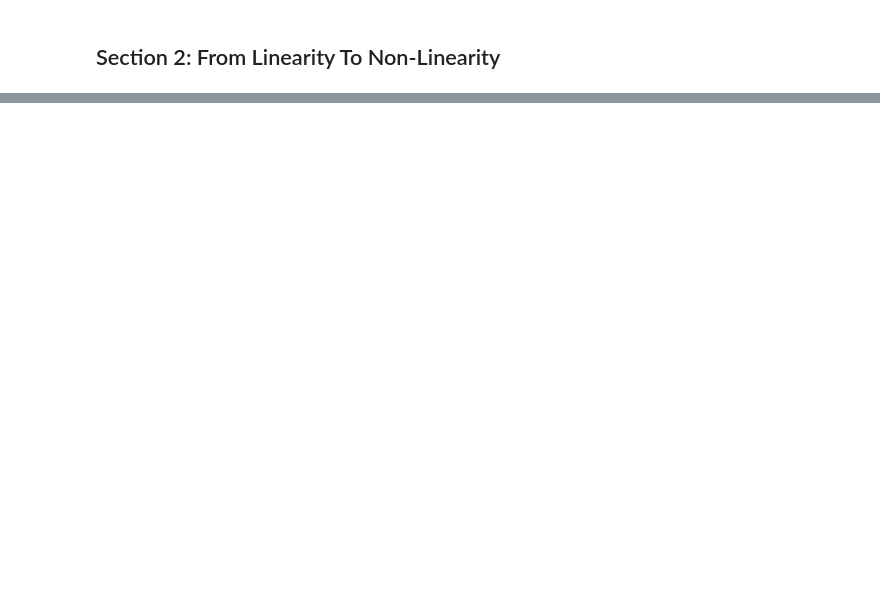
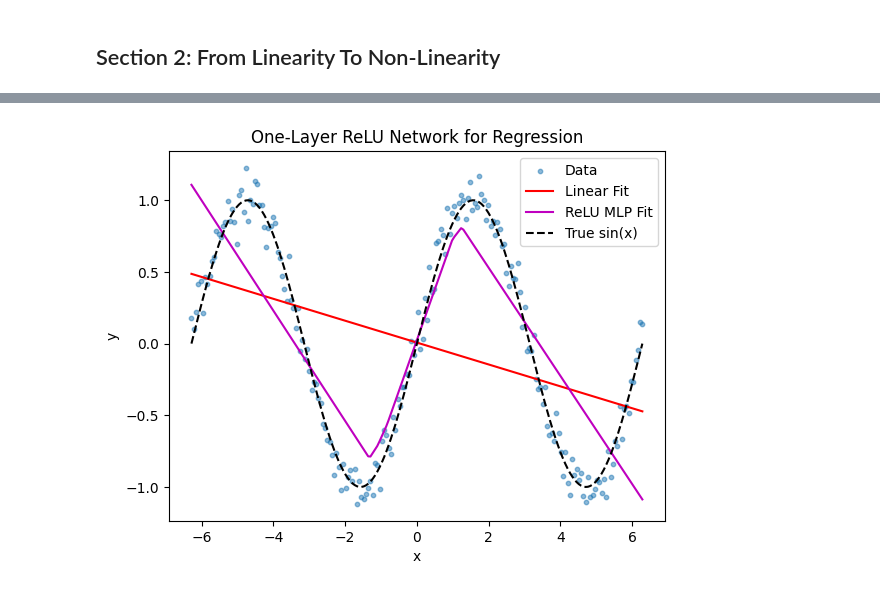
Before and after one commit to MIC-Laboratory/NN-LLM-Journey, a Jupyter notebook: week01/lab01.ipynb, the cells around one changed output, grey strips where cells are left out. Saved outputs shown, nothing was run; the diff lists cells and outputs as text; code cells hidden in the pictures; blank space fills up the shorter version.

```diff
--- a/week01/lab01.ipynb
+++ b/week01/lab01.ipynb
@@ -531,0 +807,66 @@ Together, these plots demonstrate that gradient descent reliably finds the close
+# %%
+import numpy as np
+import matplotlib.pyplot as plt
+
+# 1) Create data
+np.random.seed(0)
+x = np.linspace(-2*np.pi, 2*np.pi, 200).reshape(-1,1)
+y = np.sin(x) + 0.1*np.random.randn(*x.shape)
+
+# 2) Linear regression (closed-form)
+X = np.hstack([x, np.ones_like(x)])
+w_lin, b_lin = np.linalg.inv(X.T @ X) @ X.T @ y
+y_lin = w_lin * x + b_lin
+
+# 2) Initialize parameters
+H = 20            # hidden size
+W1 = np.random.randn(1, H) * 0.1
+b1 = np.zeros(H)
+W2 = np.random.randn(H, 1) * 0.1
+b2 = np.zeros(1)
+
+# 3) Training settings
+lr, epochs = 0.01, 2000
+
+def relu(z):
+    return np.maximum(0, z)
+
+def relu_derivative(z):
+    return (z > 0).astype(float)
+
+for _ in range(epochs):
+    # Forward pass
+    h = x.dot(W1) + b1           # (n, H)
+    a = relu(h)                  # ReLU activation
+    y_pred = a.dot(W2) + b2      # (n, 1)
+
+    # Compute gradients (MSE loss)
+    error = y_pred - y           # (n, 1)
+    dW2 = (2/len(x)) * a.T.dot(error)      # (H, 1)
+    db2 = (2/len(x)) * np.sum(error)       # scalar
+
+    # Backprop into hidden layer
+    da = error.dot(W2.T)                   # (n, H)
+    dh = da * relu_derivative(h)           # (n, H)
+
+    dW1 = (2/len(x)) * x.T.dot(dh)         # (1, H)
+    db1 = (2/len(x)) * np.sum(dh, axis=0)  # (H,)
+
+    # Parameter updates
+    W2 -= lr * dW2
+    b2 -= lr * db2
+    W1 -= lr * dW1
+    b1 -= lr * db1
+
+# 4) Plot results
+plt.scatter(x, y, s=10, label="Data", alpha=0.5)
+plt.plot(x, y_lin, 'r', label="Linear Fit")
+plt.plot(x, y_pred, 'm', label="ReLU MLP Fit")
+plt.plot(x, np.sin(x), 'k--', label="True sin(x)")
+plt.legend()
+plt.title("One-Layer ReLU Network for Regression")
+plt.xlabel("x")
+plt.ylabel("y")
+plt.show()
+# %% [output]
+[figure, added]
```
Also changed, not shown: parts of 16 cells of this notebook.
